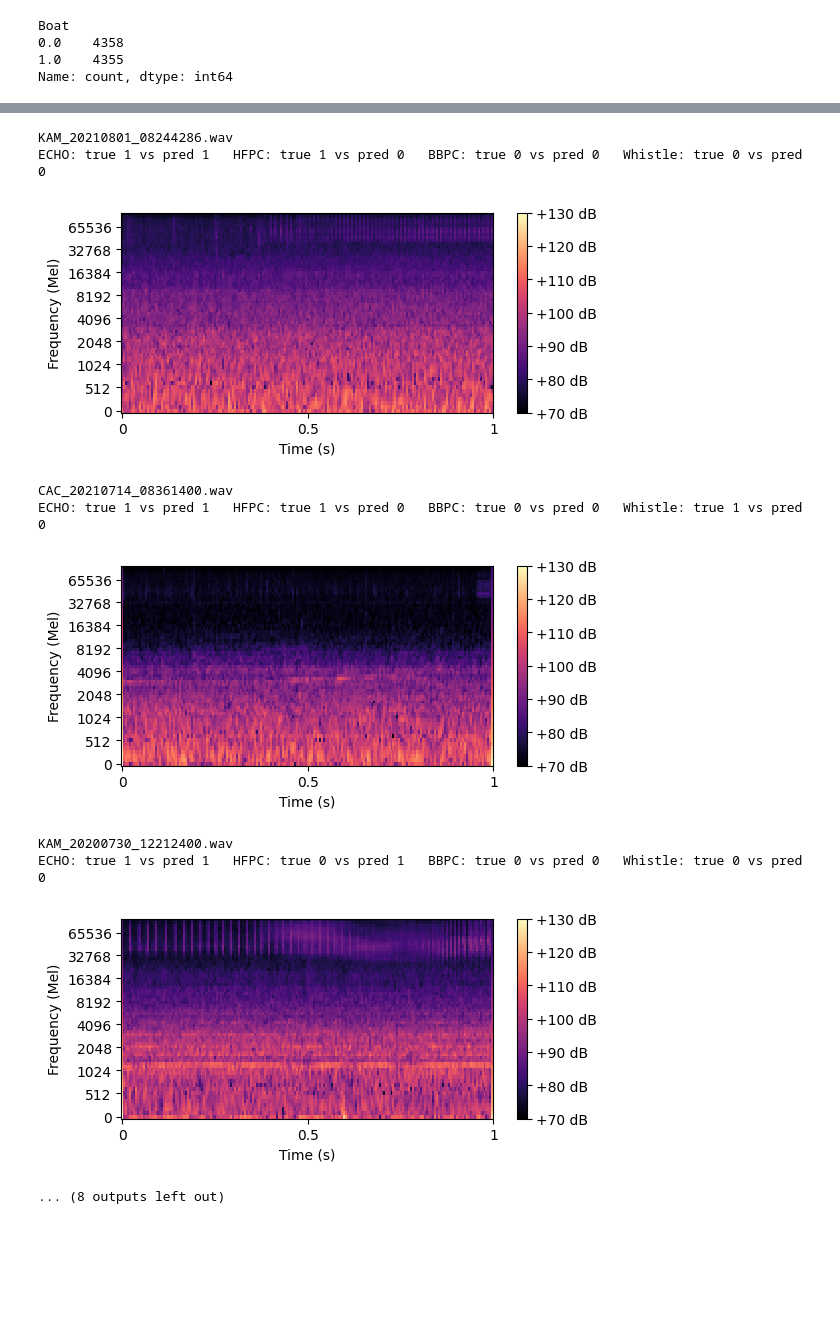
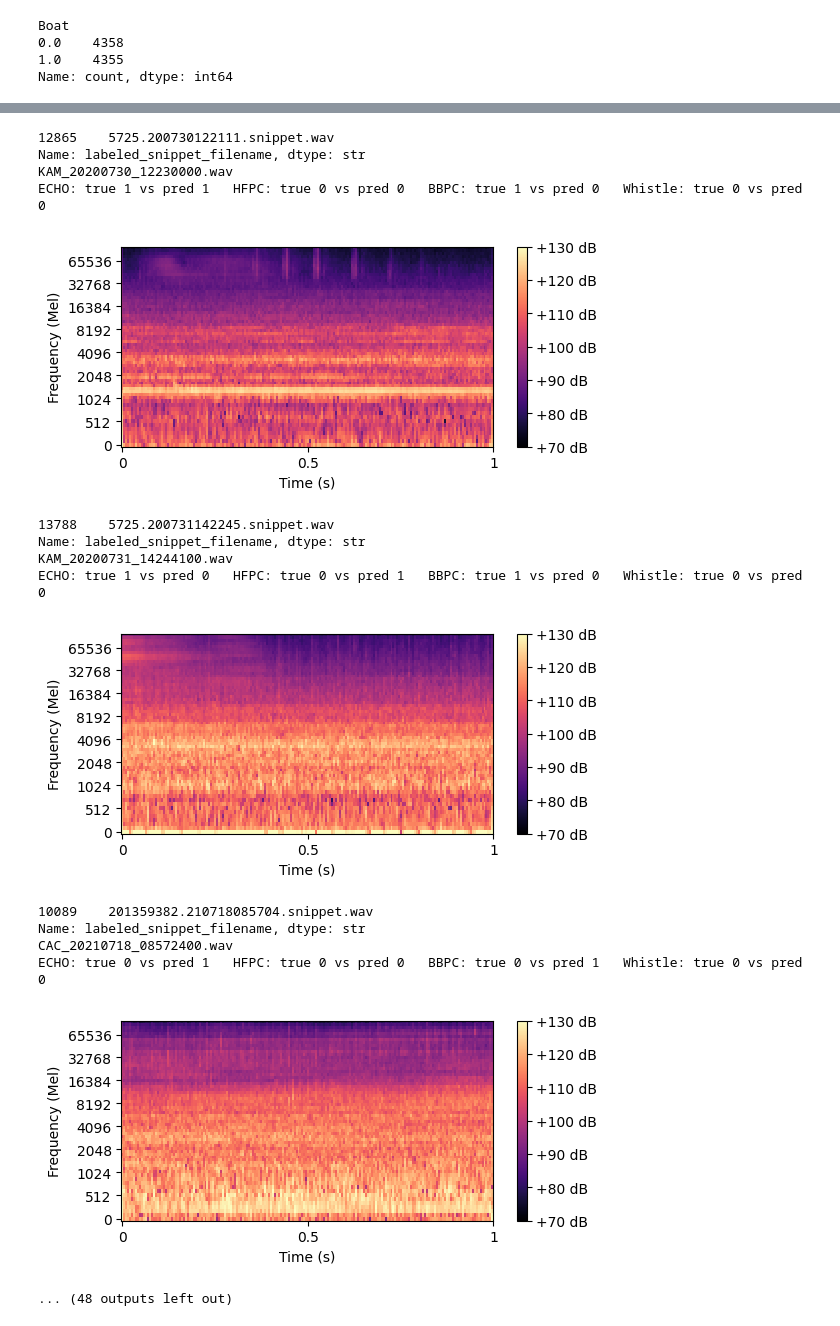
Before and after one commit to bobduru/beluga-call-pipeline, a Jupyter notebook: training/results_analysis/new_dataset.ipynb, the cells around one changed output, grey strips where cells are left out. Cells and saved outputs as stored; diff of their text form; code cells hidden in the pictures; blank space fills up the shorter version.

```diff
--- a/training/results_analysis/new_dataset.ipynb
+++ b/training/results_analysis/new_dataset.ipynb
@@ -40,7 +40,7 @@ C:\Users\Admin\Desktop\Emmanuel\beluga-call-pipeline\
 import pandas as pd
 from pathlib import Path
 
-dir = "../final_results/mobile_net_8_layers/"
+dir = "../results/new_dataset/test_run_resnet/"
 
 # Loop through all folds and collect DataFrames
 all_predictions = []
@@ -509,10 +521,11 @@ wavs_folder = DATA_DIRECTORY + "Verified_Dataset/clip_wavs/"
 # sample = labels_df[labels_df["Notes"].notna()]
 # sample = labels_df[labels_df["clip_filename"] == "CAC_20210714_08342600.wav"]
 boat_df = test_predictions_df[test_predictions_df["Boat"] == 1]
-sample = boat_df[boat_df["HFPC_correct"] == False].sample(10)
+sample = boat_df[boat_df["BBPC_correct"] == False].sample(30)
 
 for index, row in sample.iterrows():
     wav_filename = row["Filename"].replace(".pt", ".wav")
+    print(labels_df[labels_df["clip_filename"] ==wav_filename]["labeled_snippet_filename"])
 
     title = f"{wav_filename}\n"
 
@@ -553,10 +572,16 @@ ECHO: true 0 vs pred 0   HFPC: true 1 vs pred 0   BBPC: true 0 vs pred 0   Whist
-KAM_20210801_08244286.wav
-ECHO: true 1 vs pred 1   HFPC: true 1 vs pred 0   BBPC: true 0 vs pred 0   Whistle: true 0 vs pred 0
+12865    5725.200730122111.snippet.wav
+Name: labeled_snippet_filename, dtype: str
+KAM_20200730_12230000.wav
+ECHO: true 1 vs pred 1   HFPC: true 0 vs pred 0   BBPC: true 1 vs pred 0   Whistle: true 0 vs pred 0
-[figure, old version]
+[figure, new version]
-CAC_20210714_08361400.wav
-ECHO: true 1 vs pred 1   HFPC: true 1 vs pred 0   BBPC: true 0 vs pred 0   Whistle: true 1 vs pred 0
+13788    5725.200731142245.snippet.wav
+Name: labeled_snippet_filename, dtype: str
+KAM_20200731_14244100.wav
+ECHO: true 1 vs pred 0   HFPC: true 0 vs pred 1   BBPC: true 1 vs pred 0   Whistle: true 0 vs pred 0
-[figure, old version]
+[figure, new version]
-KAM_20200730_12212400.wav
-ECHO: true 1 vs pred 1   HFPC: true 0 vs pred 1   BBPC: true 0 vs pred 0   Whistle: true 0 vs pred 0
+10089    201359382.210718085704.snippet.wav
+Name: labeled_snippet_filename, dtype: str
+CAC_20210718_08572400.wav
+ECHO: true 0 vs pred 1   HFPC: true 0 vs pred 0   BBPC: true 0 vs pred 1   Whistle: true 0 vs pred 0
-[figure, old version]
+[figure, new version]
-... (8 outputs left out)
+... (48 outputs left out)
```
Also changed, not shown: parts of 9 cells of this notebook, 7 other files.
